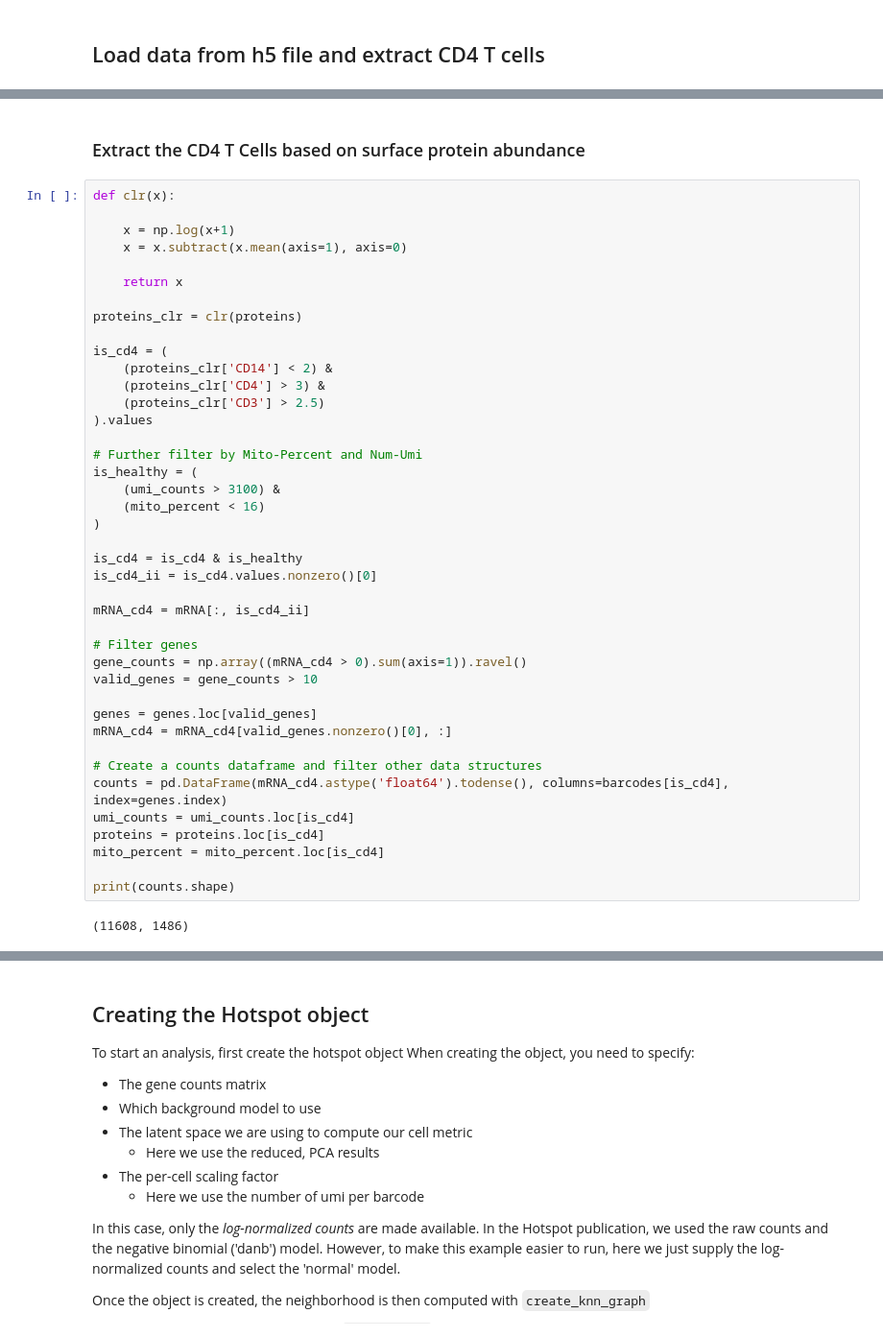
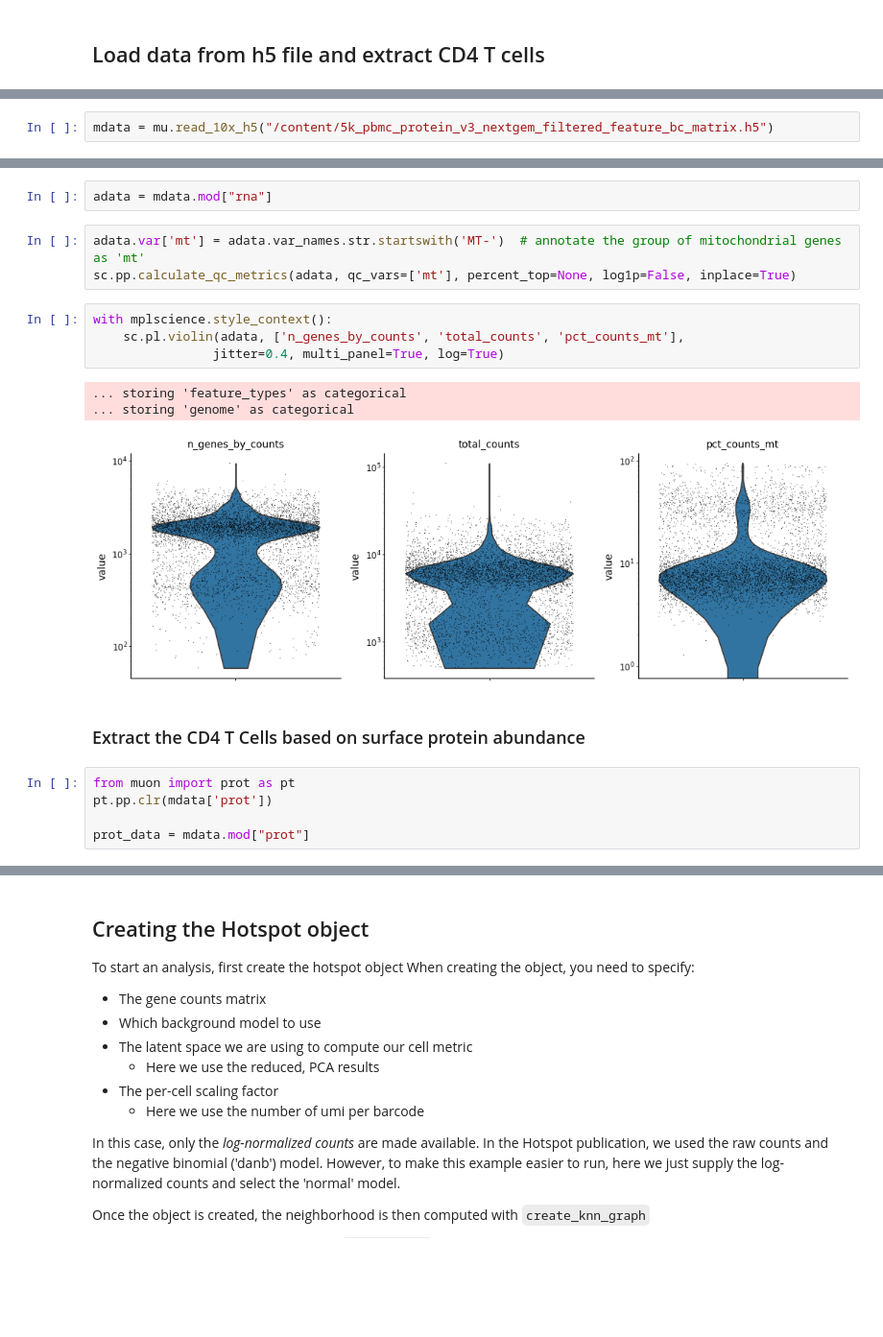
Before and after one commit to YosefLab/Hotspot, a Jupyter notebook: docs/source/CD4_Tutorial.ipynb, the cells around one changed output, grey strips where cells are left out. Shown at 96% size. Drawn from its saved outputs; the diff is of its cells as text; blank space fills up the shorter version.

```diff
--- a/docs/source/CD4_Tutorial.ipynb
+++ b/docs/source/CD4_Tutorial.ipynb
@@ -112,0 +78,2 @@ mRNA, genes, barcodes, umi_counts, mito_percent, proteins = load_data()
+# %%
+mdata = mu.read_10x_h5("/content/5k_pbmc_protein_v3_nextgem_filtered_feature_bc_matrix.h5")
@@ -113,45 +95,20 @@ mRNA, genes, barcodes, umi_counts, mito_percent, proteins = load_data()
+# %%
+adata = mdata.mod["rna"]
+# %%
+adata.var['mt'] = adata.var_names.str.startswith('MT-')  # annotate the group of mitochondrial genes as 'mt'
+sc.pp.calculate_qc_metrics(adata, qc_vars=['mt'], percent_top=None, log1p=False, inplace=True)
+# %%
+with mplscience.style_context():
+    sc.pl.violin(adata, ['n_genes_by_counts', 'total_counts', 'pct_counts_mt'],
+                jitter=0.4, multi_panel=True, log=True)
+# %% [output]
+... storing 'feature_types' as categorical
+... storing 'genome' as categorical
+[figure, added]
 # %% [markdown]
 ### Extract the CD4 T Cells based on surface protein abundance
-# %%
-def clr(x):
-
-    x = np.log(x+1)
-    x = x.subtract(x.mean(axis=1), axis=0)
-
-    return x
-
-proteins_clr = clr(proteins)
-
-is_cd4 = (
-    (proteins_clr['CD14'] < 2) &
-    (proteins_clr['CD4'] > 3) &
-    (proteins_clr['CD3'] > 2.5)
-).values
-
-# Further filter by Mito-Percent and Num-Umi
-is_healthy = (
-    (umi_counts > 3100) &
-    (mito_percent < 16)
-)
-
-is_cd4 = is_cd4 & is_healthy
-is_cd4_ii = is_cd4.values.nonzero()[0]
-
-mRNA_cd4 = mRNA[:, is_cd4_ii]
-
-# Filter genes
-gene_counts = np.array((mRNA_cd4 > 0).sum(axis=1)).ravel()
-valid_genes = gene_counts > 10
-
-genes = genes.loc[valid_genes]
-mRNA_cd4 = mRNA_cd4[valid_genes.nonzero()[0], :]
-
-# Create a counts dataframe and filter other data structures
-counts = pd.DataFrame(mRNA_cd4.astype('float64').todense(), columns=barcodes[is_cd4], index=genes.index)
-umi_counts = umi_counts.loc[is_cd4]
-proteins = proteins.loc[is_cd4]
-mito_percent = mito_percent.loc[is_cd4]
-
-print(counts.shape)
-# %% [output]
-(11608, 1486)
+# %%
+from muon import prot as pt
+pt.pp.clr(mdata['prot'])
+
+prot_data = mdata.mod["prot"]
```
Also changed, not shown: parts of 25 cells of this notebook.
